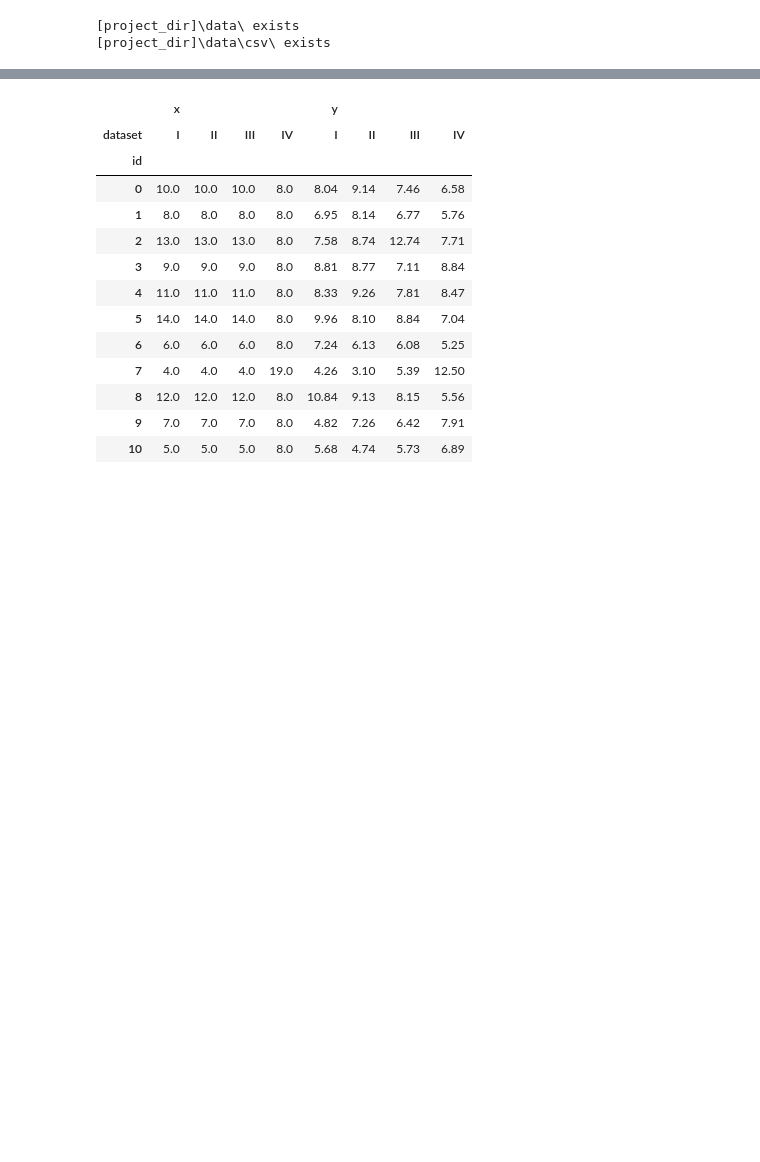
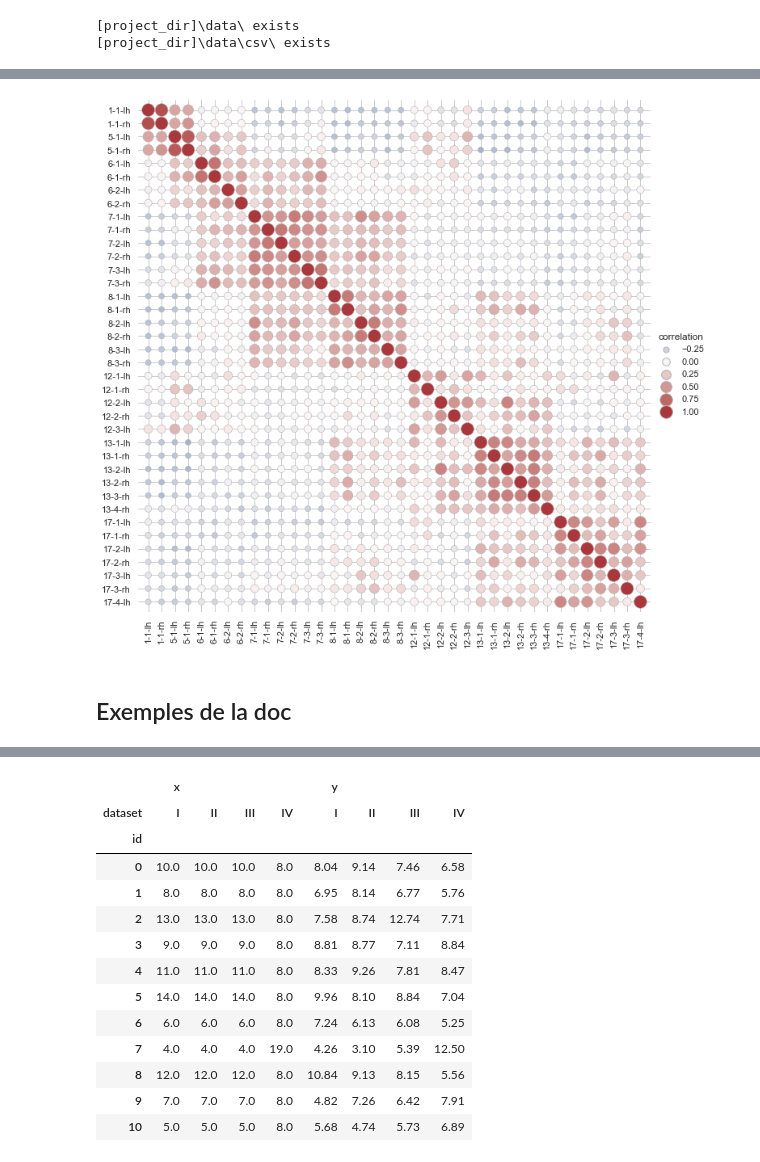
Before and after one commit to Franck-PepperLabs/pepper_data-science_practising, a Jupyter notebook: Seaborn/seaborn_gallery.ipynb, the cells around one changed output, grey strips where cells are left out. Saved outputs shown, nothing was run; the diff lists cells and outputs as text; code cells hidden in the pictures; blank space fills up the shorter version.

```diff
--- a/Seaborn/seaborn_gallery.ipynb
+++ b/Seaborn/seaborn_gallery.ipynb
@@ -14,0 +125,39 @@ from sns_jpy_commons import *
+# %%
+import seaborn as sns
+sns.set_theme(style='whitegrid')
+
+# Load the brain networks dataset, select subset, and collapse the multi-index
+df = sns.load_dataset('brain_networks', header=[0, 1, 2], index_col=0)
+
+used_networks = [1, 5, 6, 7, 8, 12, 13, 17]
+used_columns = (df.columns
+                  .get_level_values('network')
+                  .astype(int)
+                  .isin(used_networks))
+df = df.loc[:, used_columns]
+
+df.columns = df.columns.map('-'.join)
+
+# Compute a correlation matrix and convert to long-form
+corr_mat = df.corr().stack().reset_index(name='correlation')
+
+# Draw each cell as a scatter point with varying size and color
+g = sns.relplot(
+    data=corr_mat,
+    x='level_0', y='level_1', hue='correlation', size='correlation',
+    palette='vlag', hue_norm=(-1, 1), edgecolor='.7',
+    height=10, sizes=(50, 250), size_norm=(-.2, .8),
+)
+
+# Tweak the figure to finalize
+g.set(xlabel='', ylabel='', aspect='equal')
+g.despine(left=True, bottom=True)
+g.ax.margins(.02)
+for label in g.ax.get_xticklabels():
+    label.set_rotation(90)
+for artist in g.legend.legendHandles:
+    artist.set_edgecolor('.7')
+# %% [output]
+[figure, added]
+# %% [markdown]
+## Exemples de la doc
```
Also changed, not shown: parts of 31 cells of this notebook, 54 other files.
